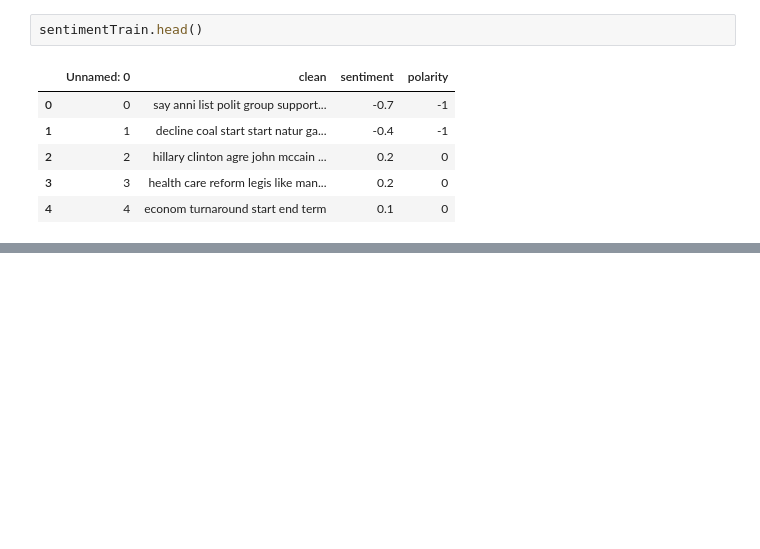
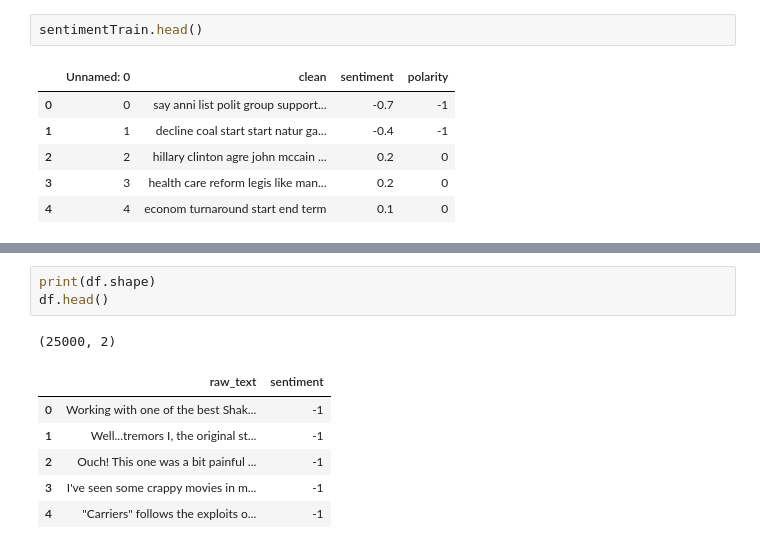
Before and after one commit to jems2019/AlternusVera, a Jupyter notebook: SentimentAnalysis.ipynb, the cells around one changed output, grey strips where cells are left out. Cells and saved outputs as stored; diff of their text form; blank space fills up the shorter version.

```diff
--- a/SentimentAnalysis.ipynb
+++ b/SentimentAnalysis.ipynb
@@ -179,0 +243,11 @@ sentimentTrain.head()
+# %%
+print(df.shape)
+df.head()
+# %% [output]
+(25000, 2)
+|  | raw_text | sentiment |
+| 0 | Working with one of the best Shak... | -1 |
+| 1 | Well...tremors I, the original st... | -1 |
+| 2 | Ouch! This one was a bit painful ... | -1 |
+| 3 | I've seen some crappy movies in m... | -1 |
+| 4 | "Carriers" follows the exploits o... | -1 |
```
Also changed, not shown: parts of 7 cells of this notebook, 10 other files.
